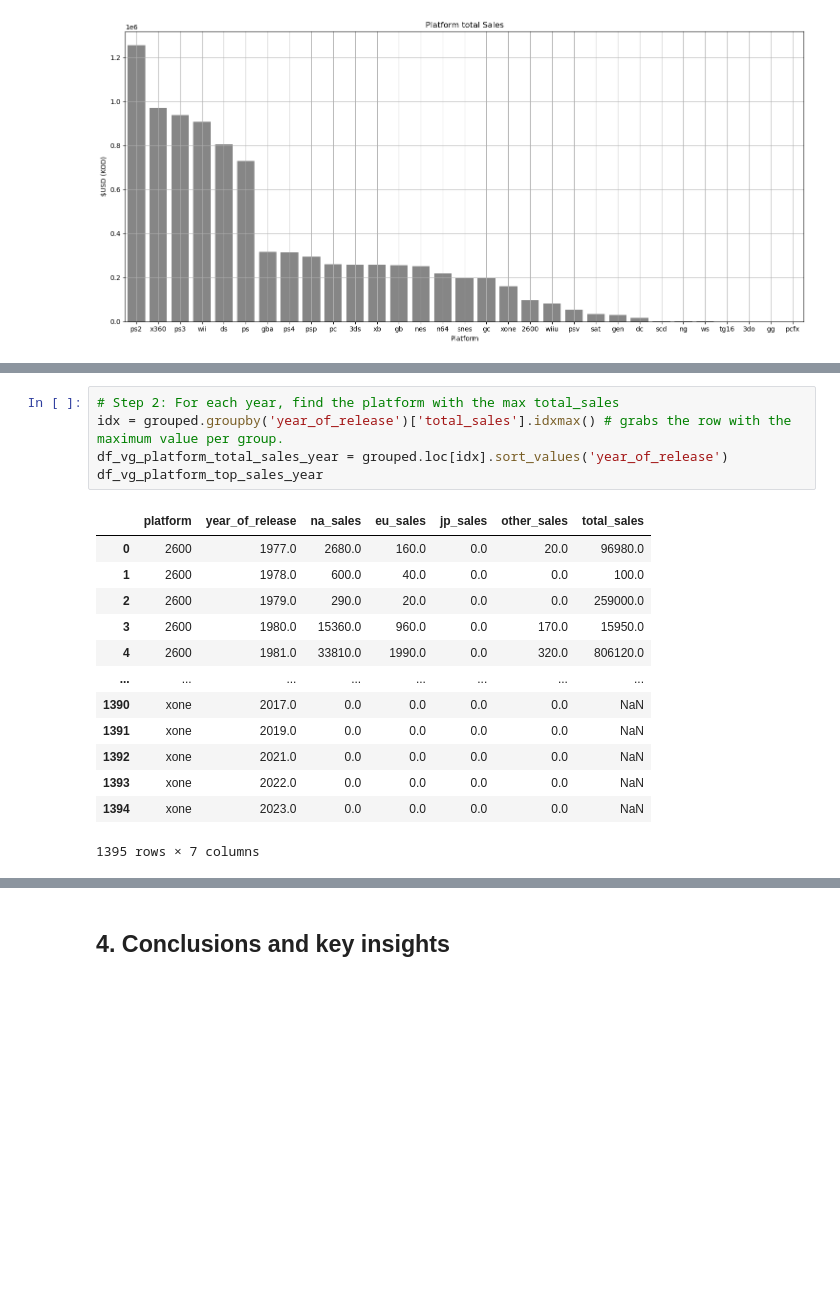
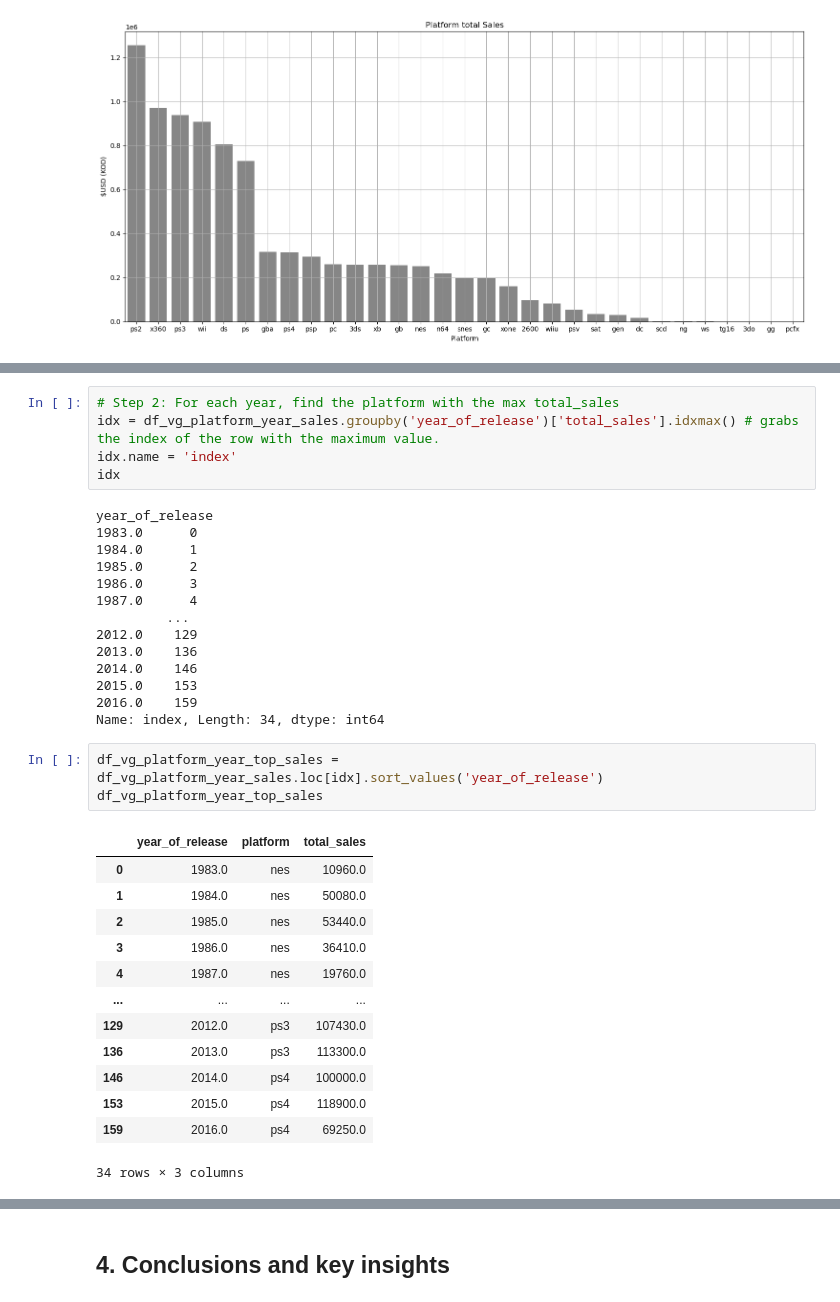
Before and after one commit to LuisPastranaLemus/P_20250529_Videogames_analysis, a Jupyter notebook: notebooks/03_eda_name_analysis.ipynb, the cells around one changed output, grey strips where cells are left out. Saved outputs shown, nothing was run; the diff lists cells and outputs as text; blank space fills up the shorter version.

```diff
--- a/notebooks/03_eda_name_analysis.ipynb
+++ b/notebooks/03_eda_name_analysis.ipynb
@@ -668,19 +666,36 @@ grouped
 # %%
 # Step 2: For each year, find the platform with the max total_sales
-idx = grouped.groupby('year_of_release')['total_sales'].idxmax() # grabs the row with the maximum value per group.
-df_vg_platform_total_sales_year = grouped.loc[idx].sort_values('year_of_release')
-df_vg_platform_top_sales_year
+idx = df_vg_platform_year_sales.groupby('year_of_release')['total_sales'].idxmax() # grabs the index of the row with the maximum value.
+idx.name = 'index'
+idx
 # %% [output]
-|  | platform | year_of_release | na_sales | eu_sales | jp_sales | other_sales | total_sales |
-| 0 | 2600 | 1977.0 | 2680.0 | 160.0 | 0.0 | 20.0 | 96980.0 |
-| 1 | 2600 | 1978.0 | 600.0 | 40.0 | 0.0 | 0.0 | 100.0 |
-| 2 | 2600 | 1979.0 | 290.0 | 20.0 | 0.0 | 0.0 | 259000.0 |
-| 3 | 2600 | 1980.0 | 15360.0 | 960.0 | 0.0 | 170.0 | 15950.0 |
-| 4 | 2600 | 1981.0 | 33810.0 | 1990.0 | 0.0 | 320.0 | 806120.0 |
-| ... | ... | ... | ... | ... | ... | ... | ... |
-| 1390 | xone | 2017.0 | 0.0 | 0.0 | 0.0 | 0.0 | NaN |
-| 1391 | xone | 2019.0 | 0.0 | 0.0 | 0.0 | 0.0 | NaN |
-| 1392 | xone | 2021.0 | 0.0 | 0.0 | 0.0 | 0.0 | NaN |
-| 1393 | xone | 2022.0 | 0.0 | 0.0 | 0.0 | 0.0 | NaN |
-| 1394 | xone | 2023.0 | 0.0 | 0.0 | 0.0 | 0.0 | NaN |
-1395 rows × 7 columns
+year_of_release
+1983.0      0
+1984.0      1
+1985.0      2
+1986.0      3
+1987.0      4
+         ...
+2012.0    129
+2013.0    136
+2014.0    146
+2015.0    153
+2016.0    159
+Name: index, Length: 34, dtype: int64
+# %%
+df_vg_platform_year_top_sales = df_vg_platform_year_sales.loc[idx].sort_values('year_of_release')
+df_vg_platform_year_top_sales
+# %% [output]
+|  | year_of_release | platform | total_sales |
+| 0 | 1983.0 | nes | 10960.0 |
+| 1 | 1984.0 | nes | 50080.0 |
+| 2 | 1985.0 | nes | 53440.0 |
+| 3 | 1986.0 | nes | 36410.0 |
+| 4 | 1987.0 | nes | 19760.0 |
+| ... | ... | ... | ... |
+| 129 | 2012.0 | ps3 | 107430.0 |
+| 136 | 2013.0 | ps3 | 113300.0 |
+| 146 | 2014.0 | ps4 | 100000.0 |
+| 153 | 2015.0 | ps4 | 118900.0 |
+| 159 | 2016.0 | ps4 | 69250.0 |
+34 rows × 3 columns
```
Also changed, not shown: parts of 18 cells of this notebook, 4 other files.
